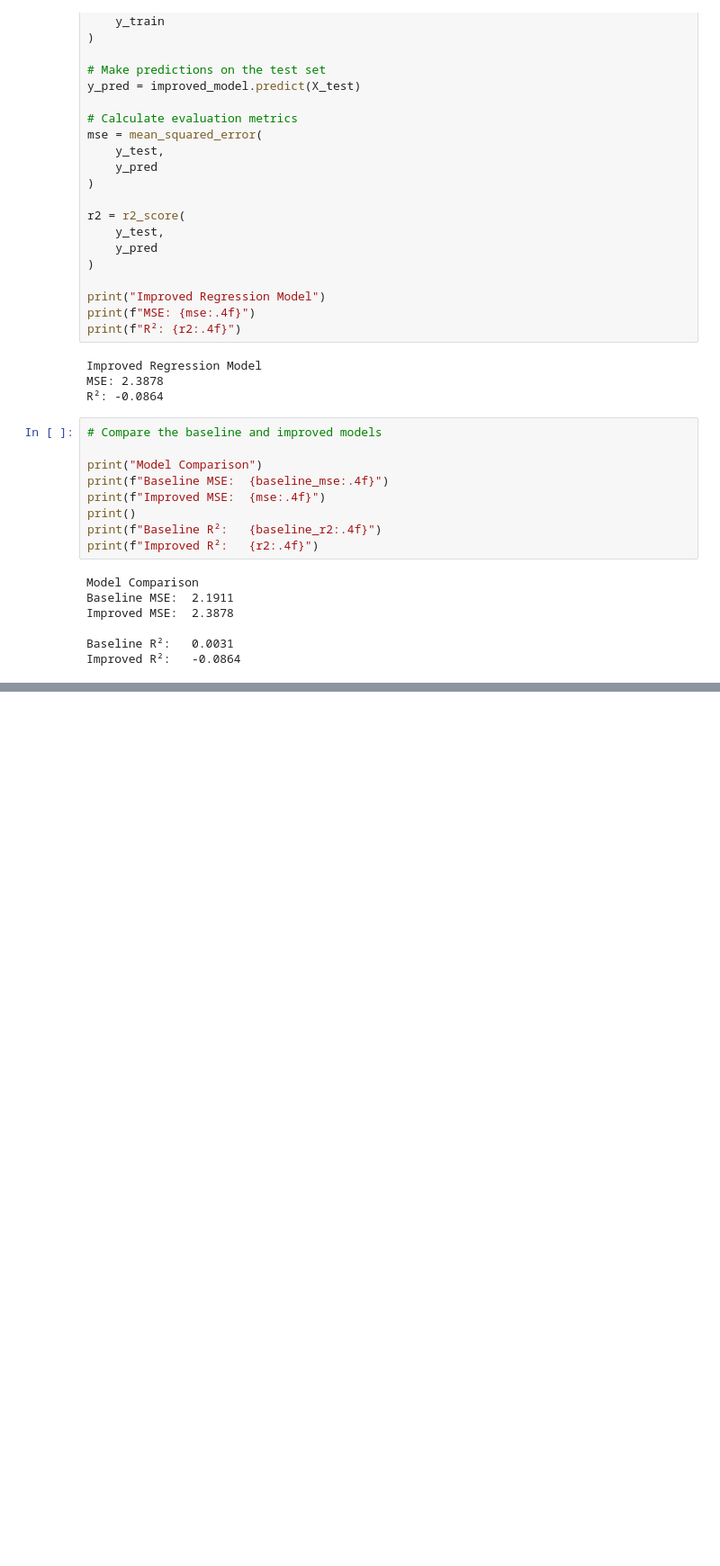
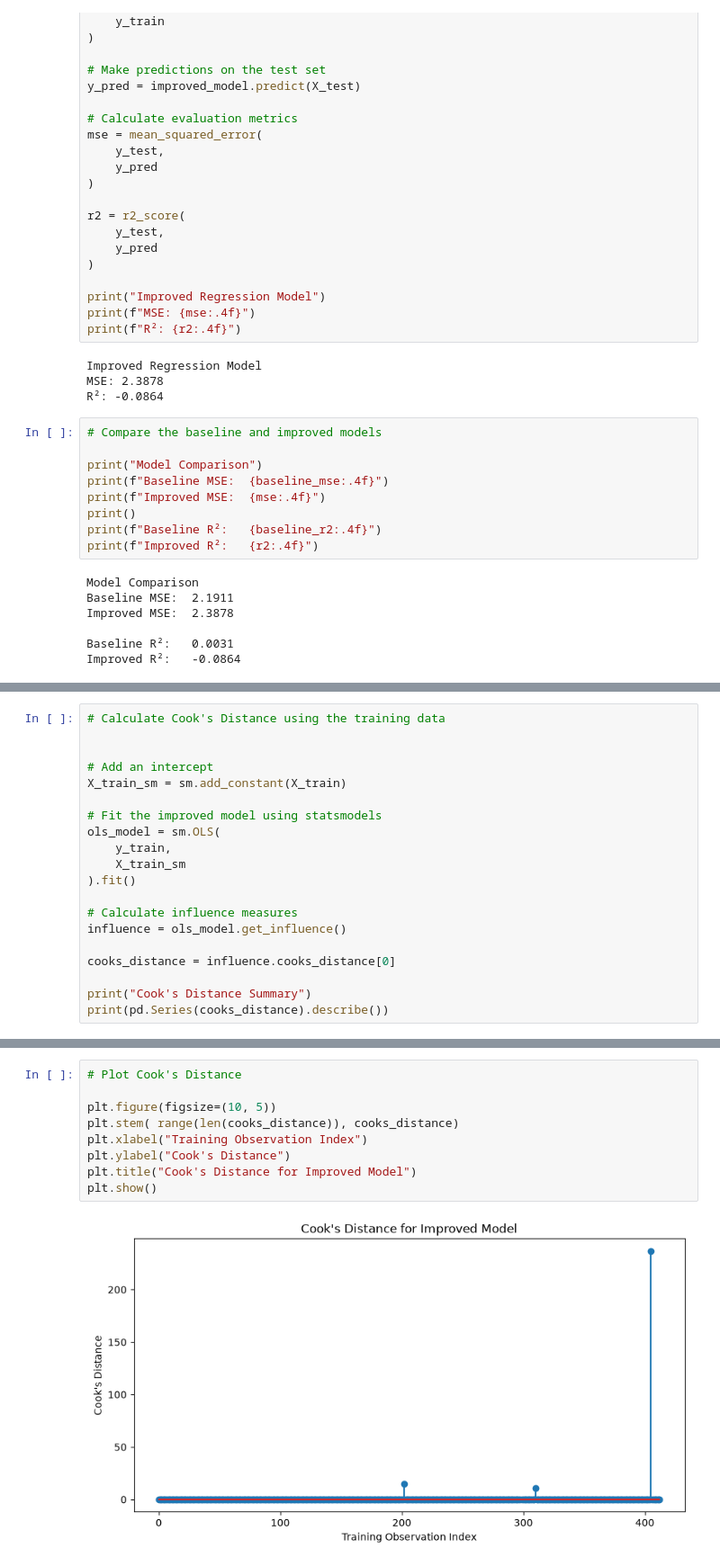
Before and after one commit to donjuel003/Forest-Fires, a Jupyter notebook: Final_Forest Fires Prevention.ipynb, the cells around one changed output, grey strips where cells are left out. Shown at 90% size. Drawn from its saved outputs; the diff is of its cells as text; blank space fills up the shorter version.

```diff
--- a/Final_Forest Fires Prevention.ipynb
+++ b/Final_Forest Fires Prevention.ipynb
@@ -523,0 +726,20 @@ Improved R²:   -0.0864
+# %%
+# Calculate Cook's Distance using the training data
+
+
+# Add an intercept
+X_train_sm = sm.add_constant(X_train)
+
+# Fit the improved model using statsmodels
+ols_model = sm.OLS(
+    y_train,
+    X_train_sm
+).fit()
+
+# Calculate influence measures
+influence = ols_model.get_influence()
+
+cooks_distance = influence.cooks_distance[0]
+
+print("Cook's Distance Summary")
+print(pd.Series(cooks_distance).describe())
@@ -523,0 +757,11 @@ Improved R²:   -0.0864
+# %%
+# Plot Cook's Distance
+
+plt.figure(figsize=(10, 5))
+plt.stem( range(len(cooks_distance)), cooks_distance)
+plt.xlabel("Training Observation Index")
+plt.ylabel("Cook's Distance")
+plt.title("Cook's Distance for Improved Model")
+plt.show()
+# %% [output]
+[figure, added]
```
Also changed, not shown: parts of 40 cells of this notebook.
